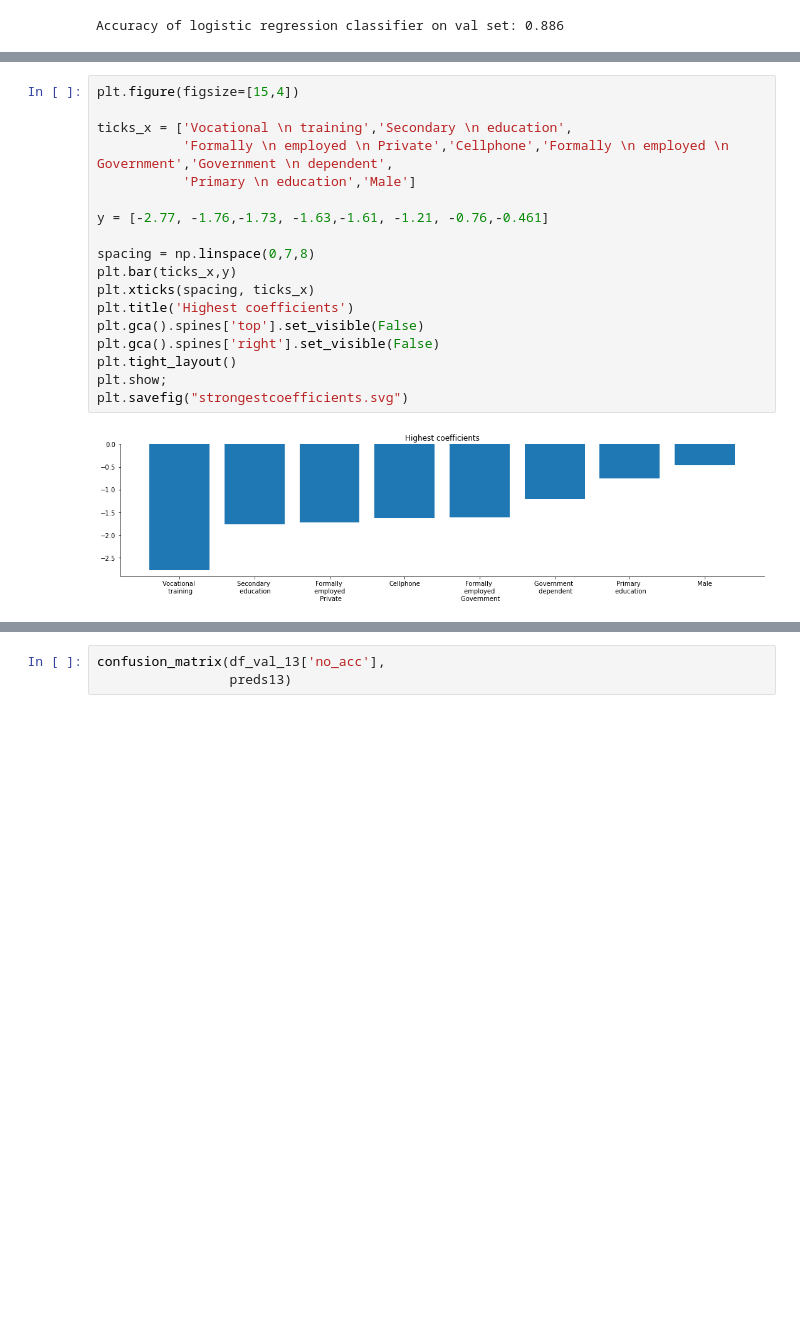
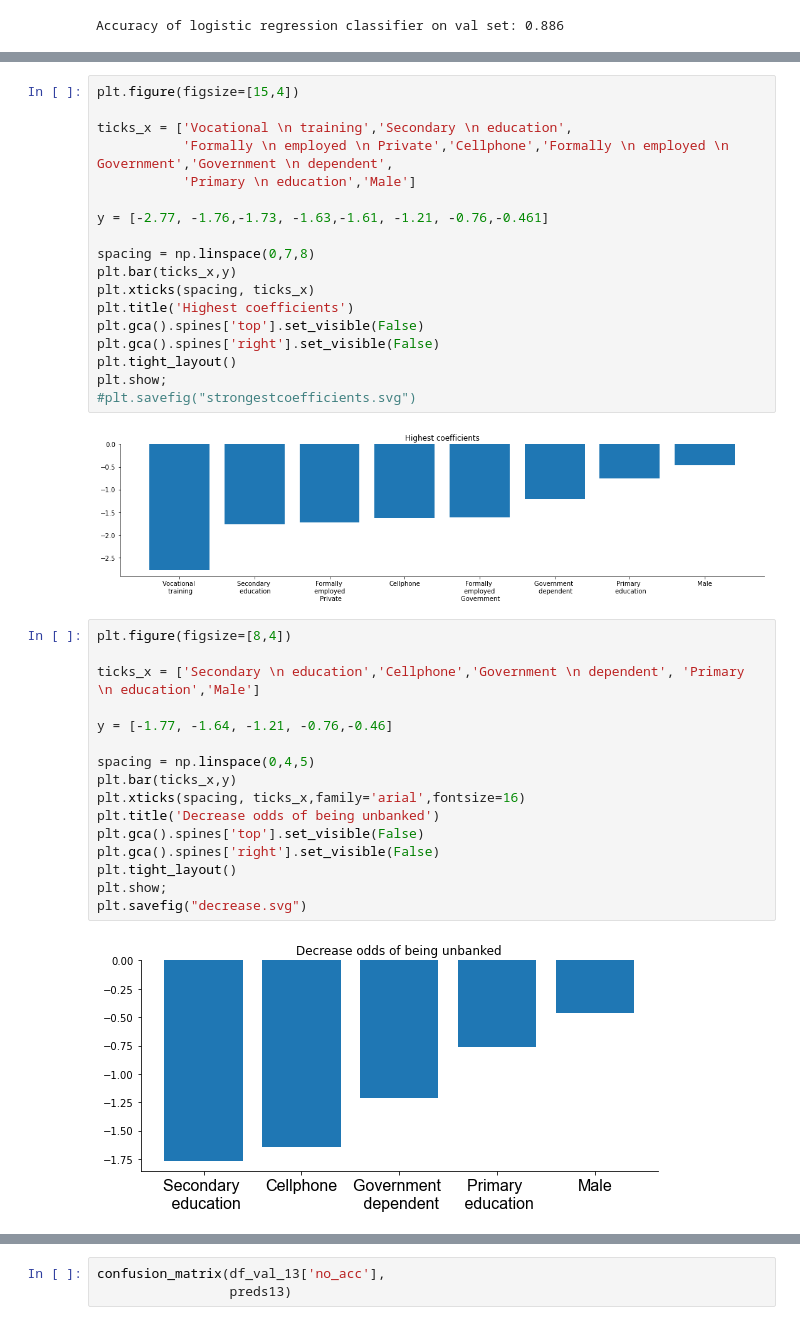
Before and after one commit to tawney-kirkland/03-mcnulty, a Jupyter notebook: data-processing_logreg-MAIN-LASSO-unscaled.ipynb, the cells around one changed output, grey strips where cells are left out. Cells and saved outputs as stored; diff of their text form; blank space fills up the shorter version.

```diff
--- a/data-processing_logreg-MAIN-LASSO-unscaled.ipynb
+++ b/data-processing_logreg-MAIN-LASSO-unscaled.ipynb
@@ -623,6 +623,24 @@ plt.gca().spines['top'].set_visible(False)
 plt.gca().spines['right'].set_visible(False)
 plt.tight_layout()
 plt.show;
-plt.savefig("strongestcoefficients.svg")
+#plt.savefig("strongestcoefficients.svg")
 # %% [output]
 [figure]
+# %%
+plt.figure(figsize=[8,4])
+
+ticks_x = ['Secondary \n education','Cellphone','Government \n dependent', 'Primary \n education','Male']
+
+y = [-1.77, -1.64, -1.21, -0.76,-0.46]
+
+spacing = np.linspace(0,4,5)
+plt.bar(ticks_x,y)
+plt.xticks(spacing, ticks_x,family='arial',fontsize=16)
+plt.title('Decrease odds of being unbanked')
+plt.gca().spines['top'].set_visible(False)
+plt.gca().spines['right'].set_visible(False)
+plt.tight_layout()
+plt.show;
+plt.savefig("decrease.svg")
+# %% [output]
+[figure, added]
```
Also changed, not shown: parts of 68 cells of this notebook, 1 other file.
